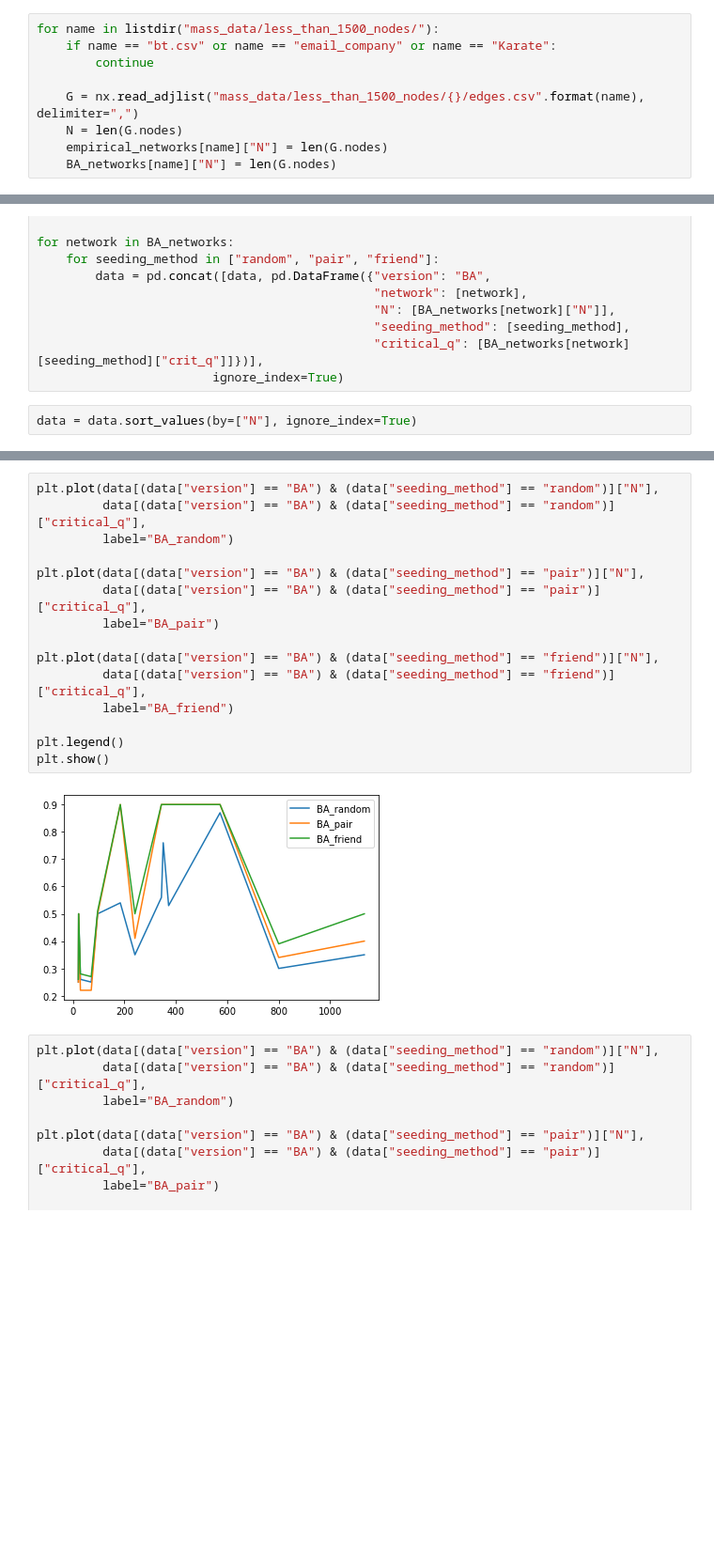
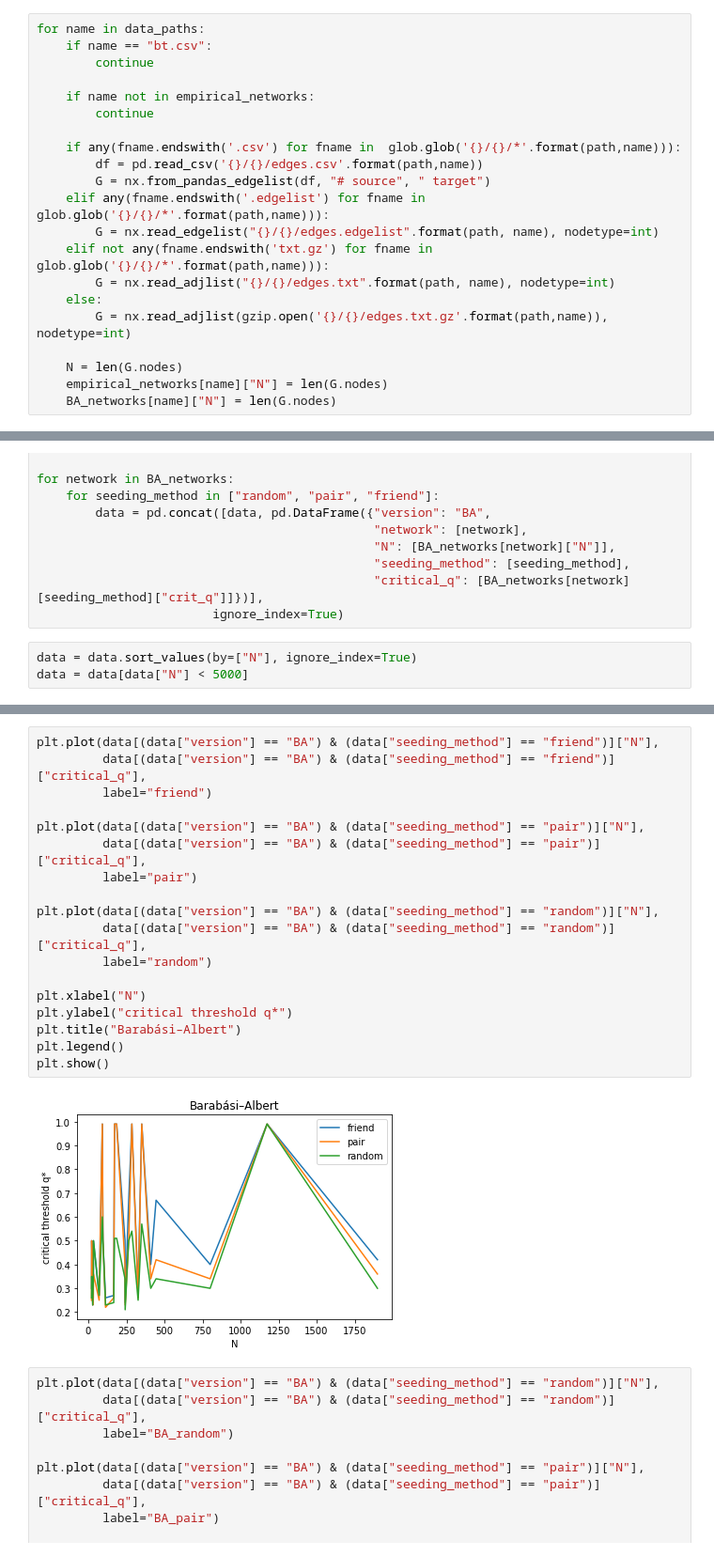
Before and after one commit to rajan-shankar/Seeding-in-Social-Networks, a Jupyter notebook: estimating_critical_q.ipynb, the cells around one changed output, grey strips where cells are left out. Shown: that part at 94% size. Drawn from its saved outputs; the diff is of its cells as text; blank space fills up the shorter version.

```diff
--- a/estimating_critical_q.ipynb
+++ b/estimating_critical_q.ipynb
@@ -398,9 +455,21 @@ usa.2020.covid.6.00: 0.1, 0.11, 0.12, 0.13, 0.14, 0.15, 0.16, 0.17, 0.18, 0.19,
 # %%
-for name in listdir("mass_data/less_than_1500_nodes/"):
-    if name == "bt.csv" or name == "email_company" or name == "Karate":
+for name in data_paths:
+    if name == "bt.csv":
         continue
 
-    G = nx.read_adjlist("mass_data/less_than_1500_nodes/{}/edges.csv".format(name), delimiter=",")
+    if name not in empirical_networks:
+        continue
+
+    if any(fname.endswith('.csv') for fname in  glob.glob('{}/{}/*'.format(path,name))):
+        df = pd.read_csv('{}/{}/edges.csv'.format(path,name))
+        G = nx.from_pandas_edgelist(df, "# source", " target")
+    elif any(fname.endswith('.edgelist') for fname in glob.glob('{}/{}/*'.format(path,name))):
+        G = nx.read_edgelist("{}/{}/edges.edgelist".format(path, name), nodetype=int)
+    elif not any(fname.endswith('txt.gz') for fname in  glob.glob('{}/{}/*'.format(path,name))):
+        G = nx.read_adjlist("{}/{}/edges.txt".format(path, name), nodetype=int)
+    else:
+        G = nx.read_adjlist(gzip.open('{}/{}/edges.txt.gz'.format(path,name)), nodetype=int)
+
     N = len(G.nodes)
     empirical_networks[name]["N"] = len(G.nodes)
     BA_networks[name]["N"] = len(G.nodes)
@@ -460,4 +529,5 @@ for network in BA_networks:
                         ignore_index=True)
 # %%
 data = data.sort_values(by=["N"], ignore_index=True)
+data = data[data["N"] < 5000]
 # %%
@@ -497,20 +574,23 @@ plt.show()
 # %%
-plt.plot(data[(data["version"] == "BA") & (data["seeding_method"] == "random")]["N"],
-         data[(data["version"] == "BA") & (data["seeding_method"] == "random")]["critical_q"],
-         label="BA_random")
+plt.plot(data[(data["version"] == "BA") & (data["seeding_method"] == "friend")]["N"],
+         data[(data["version"] == "BA") & (data["seeding_method"] == "friend")]["critical_q"],
+         label="friend")
 
 plt.plot(data[(data["version"] == "BA") & (data["seeding_method"] == "pair")]["N"],
          data[(data["version"] == "BA") & (data["seeding_method"] == "pair")]["critical_q"],
-         label="BA_pair")
+         label="pair")
 
-plt.plot(data[(data["version"] == "BA") & (data["seeding_method"] == "friend")]["N"],
-         data[(data["version"] == "BA") & (data["seeding_method"] == "friend")]["critical_q"],
-         label="BA_friend")
+plt.plot(data[(data["version"] == "BA") & (data["seeding_method"] == "random")]["N"],
+         data[(data["version"] == "BA") & (data["seeding_method"] == "random")]["critical_q"],
+         label="random")
 
+plt.xlabel("N")
+plt.ylabel("critical threshold q*")
+plt.title("Barabási–Albert")
 plt.legend()
 plt.show()
 # %% [output]
-[figure, old version]
+[figure, new version]
 # %%
 plt.plot(data[(data["version"] == "BA") & (data["seeding_method"] == "random")]["N"],
          data[(data["version"] == "BA") & (data["seeding_method"] == "random")]["critical_q"],
```
Also changed, not shown: parts of 12 cells of this notebook, 8 other files.
